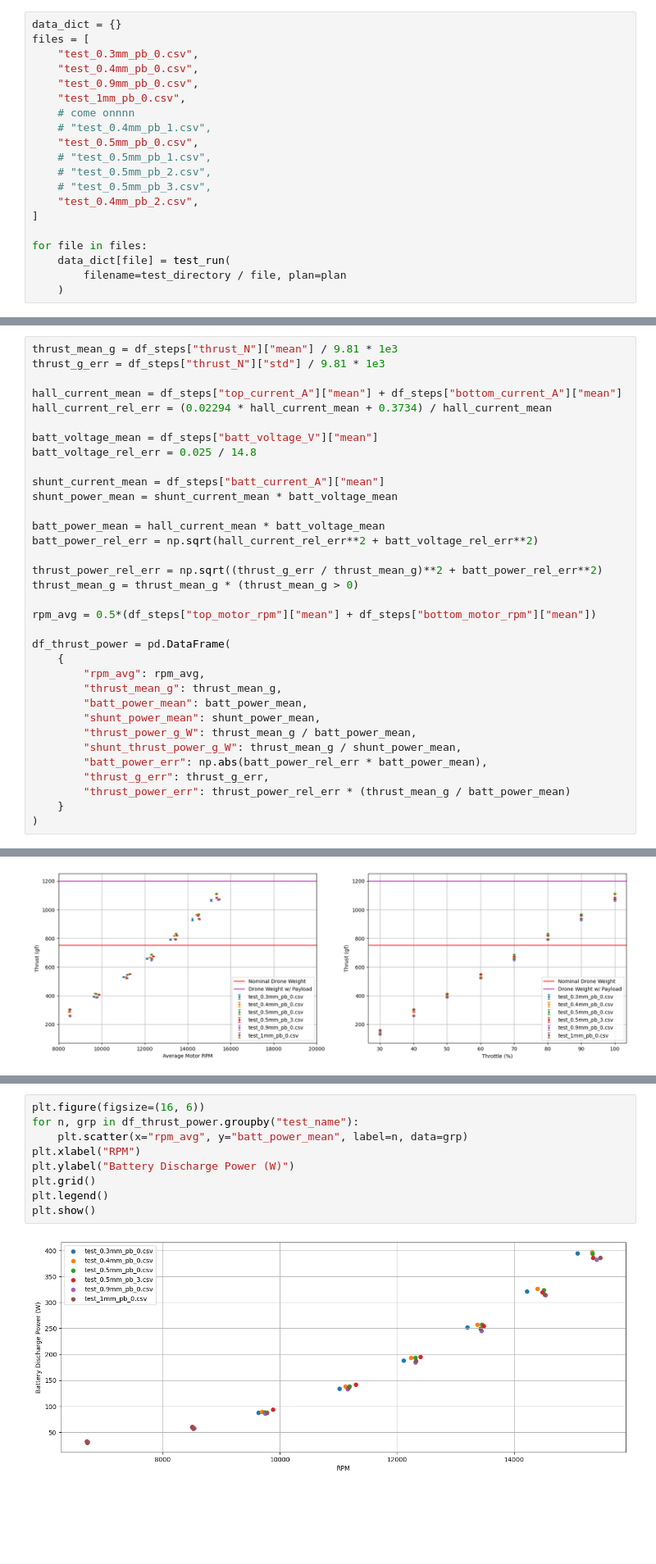
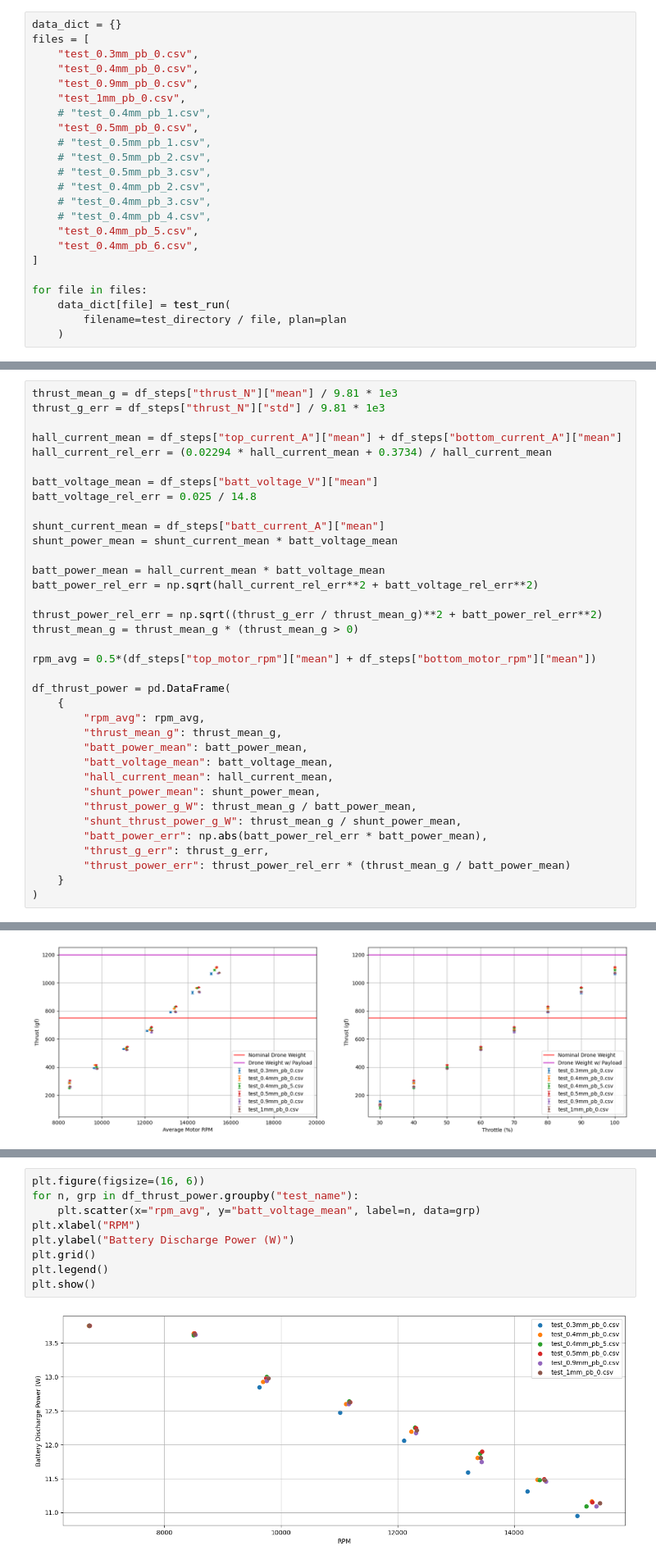
Before and after one commit to gtaharaedmonds/coaxial-drone, a Jupyter notebook: thrust_jig/test_runner/fine_tip_clearance_experiment_notebook.ipynb, the cells around one changed output, grey strips where cells are left out. Shown at 82% size. Saved outputs shown, nothing was run; the diff lists cells and outputs as text; blank space fills up the shorter version.

```diff
--- a/thrust_jig/test_runner/fine_tip_clearance_experiment_notebook.ipynb
+++ b/thrust_jig/test_runner/fine_tip_clearance_experiment_notebook.ipynb
@@ -77,13 +77,16 @@ files = [
     "test_0.4mm_pb_0.csv",
     "test_0.9mm_pb_0.csv",
     "test_1mm_pb_0.csv",
-    # come onnnn
     # "test_0.4mm_pb_1.csv",
     "test_0.5mm_pb_0.csv",
     # "test_0.5mm_pb_1.csv",
     # "test_0.5mm_pb_2.csv",
     # "test_0.5mm_pb_3.csv",
-    "test_0.4mm_pb_2.csv",
+    # "test_0.4mm_pb_2.csv",
+    # "test_0.4mm_pb_3.csv",
+    # "test_0.4mm_pb_4.csv",
+    "test_0.4mm_pb_5.csv",
+    "test_0.4mm_pb_6.csv",
 ]
 
 for file in files:
@@ -218,6 +221,8 @@ df_thrust_power = pd.DataFrame(
         "rpm_avg": rpm_avg,
         "thrust_mean_g": thrust_mean_g,
         "batt_power_mean": batt_power_mean,
+        "batt_voltage_mean": batt_voltage_mean,
+        "hall_current_mean": hall_current_mean,
         "shunt_power_mean": shunt_power_mean,
         "thrust_power_g_W": thrust_mean_g / batt_power_mean,
         "shunt_thrust_power_g_W": thrust_mean_g / shunt_power_mean,
@@ -297,11 +302,11 @@ plt.show()
 # %%
 plt.figure(figsize=(16, 6))
 for n, grp in df_thrust_power.groupby("test_name"):
-    plt.scatter(x="rpm_avg", y="batt_power_mean", label=n, data=grp)
+    plt.scatter(x="rpm_avg", y="batt_voltage_mean", label=n, data=grp)
 plt.xlabel("RPM")
 plt.ylabel("Battery Discharge Power (W)")
 plt.grid()
 plt.legend()
 plt.show()
 # %% [output]
-[figure, old version]
+[figure, new version]
```
Also changed, not shown: parts of 4 cells of this notebook, 5 other files.
